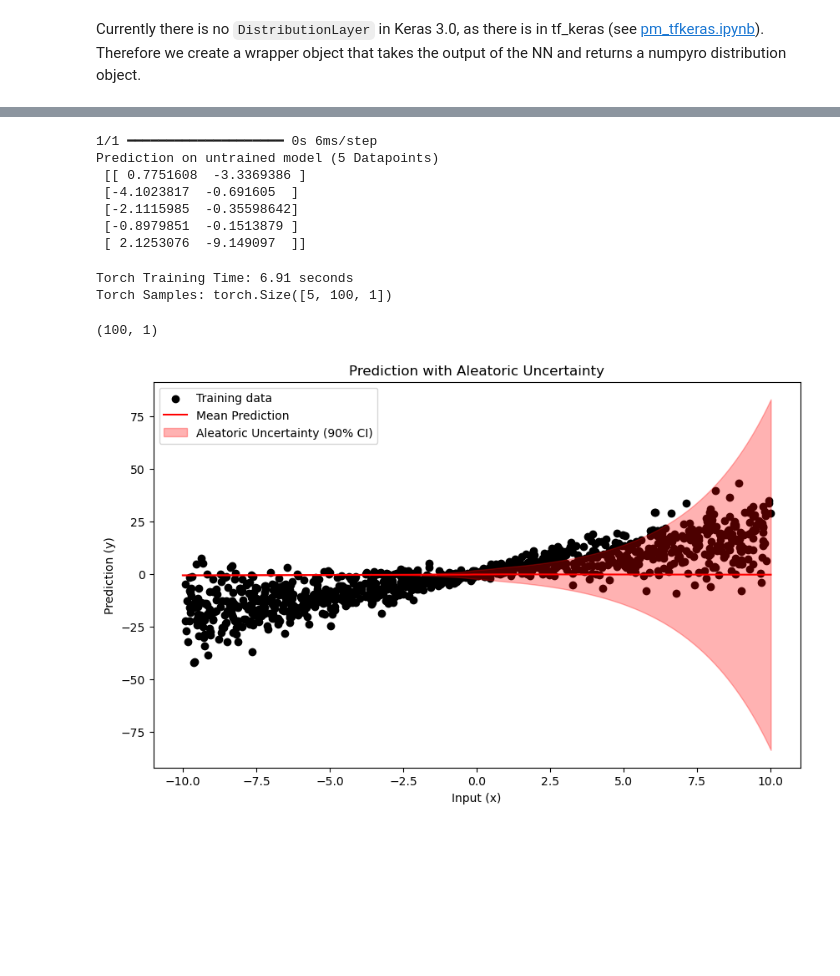
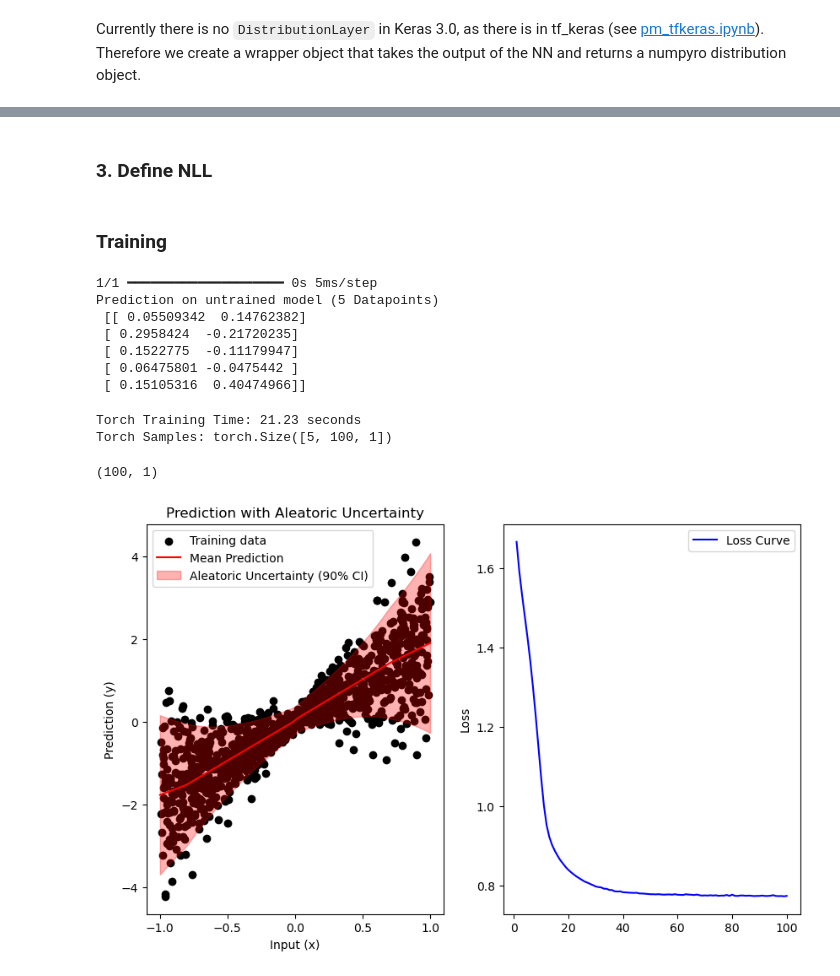
Before and after one commit to tensorchiefs/dlwbl_eth25, a Jupyter notebook: notebooks/01_hello_prob_dl.ipynb, the cells around one changed output, grey strips where cells are left out. Saved outputs shown, nothing was run; the diff lists cells and outputs as text; code cells hidden in the pictures; blank space fills up the shorter version.

```diff
--- a/notebooks/01_hello_prob_dl.ipynb
+++ b/notebooks/01_hello_prob_dl.ipynb
@@ -49 +61,3 @@ def output_to_gaussian_distribution(output):
     return Normal(loc=mean, scale=scale)
+# %% [markdown]
+### 3. Define NLL
@@ -50,29 +72,18 @@ def output_to_gaussian_distribution(output):
+# %% [markdown]
+### Training
 # %%
-# Define the model
-inputs = Input(shape=(1,))
-hidden = layers.Dense(10, activation="relu")(inputs)
-outputs = layers.Dense(2)(hidden)  # Outputs mean and log(variance)
-model = Model(inputs=inputs, outputs=outputs)
-
-# Custom Negative Log-Likelihood Loss
-def negative_log_likelihood(y_true, output):
-    dist = output_to_gaussian_distribution(output)
-    return -dist.log_prob(torch.tensor(y_true)).mean()
-
-# Compile the model
-model.compile(optimizer="adam", loss=negative_log_likelihood)
-
 print(F'Prediction on untrained model (5 Datapoints)\n {model.predict(x_train[0:5])}')
 
 # Train the model and measure timing
+epochs = 100
 start_time = time.time()
-model.fit(x_train, y_train, epochs=100, batch_size=32, verbose=0)
+hist = model.fit(x_train, y_train, epochs=epochs, batch_size=32, verbose=0)
 torch_training_time = time.time() - start_time
 
 print(f"Torch Training Time: {torch_training_time:.2f} seconds")
 
 # Predict the distribution
-x_test = np.linspace(-10, 10, 100).reshape(-1, 1)
+x_test = np.linspace(-1, 1, epochs).reshape(-1, 1)
 dist = output_to_gaussian_distribution(model(x_test))
 
 # Use the distribution
@@ -82,40 +93,53 @@ print("Torch Samples:", samples.shape)
 log_p = dist.log_prob(torch.tensor(0.1)).cpu().detach().numpy()
 log_p.shape
 # %% [output]
-1/1 ━━━━━━━━━━━━━━━━━━━━ 0s 6ms/step
+1/1 ━━━━━━━━━━━━━━━━━━━━ 0s 5ms/step
 Prediction on untrained model (5 Datapoints)
- [[ 0.7751608  -3.3369386 ]
- [-4.1023817  -0.691605  ]
- [-2.1115985  -0.35598642]
- [-0.8979851  -0.1513879 ]
- [ 2.1253076  -9.149097  ]]
+ [[ 0.05509342  0.14762382]
+ [ 0.2958424  -0.21720235]
+ [ 0.1522775  -0.11179947]
+ [ 0.06475801 -0.0475442 ]
+ [ 0.15105316  0.40474966]]
-Torch Training Time: 6.91 seconds
+Torch Training Time: 21.23 seconds
 Torch Samples: torch.Size([5, 100, 1])
 (100, 1)
 # %%
-# Berechne Quantile direkt aus der Verteilung
 # Compute 5% and 95% quantiles directly
 quantile_5 = dist.icdf(torch.tensor(0.05)).cpu().detach().numpy()
 quantile_95 = dist.icdf(torch.tensor(0.95)).cpu().detach().numpy()
 mean = dist.mean.cpu().detach().numpy().squeeze()
+
+# Extract loss values from the training history
+loss_values = hist.history['loss']
+epochs = range(1, len(loss_values) + 1)
+
 # Visualisierung
 import matplotlib.pyplot as plt
+# Create a figure with two subplots
+fig, (ax1, ax2) = plt.subplots(1, 2, figsize=(10, 6))
 
-plt.figure(figsize=(10, 6))
-plt.scatter(x_train, y_train, color="black", label="Training data")
-plt.plot(x_test, mean, color="red", label="Mean Prediction")
-plt.fill_between(
+
+# Plot the prediction with uncertainty
+ax1.scatter(x_train, y_train, color="black", label="Training data")
+ax1.plot(x_test, mean, color="red", label="Mean Prediction")
+ax1.fill_between(
     x_test.ravel(),
     quantile_5.squeeze(),  # 5%-Quantil
     quantile_95.squeeze(),  # 95%-Quantil
     color="red",
     alpha=0.3,
     label="Aleatoric Uncertainty (90% CI)"
 )
-plt.legend()
-plt.xlabel("Input (x)")
-plt.ylabel("Prediction (y)")
-plt.title("Prediction with Aleatoric Uncertainty")
+ax1.set_xlabel("Input (x)")
+ax1.set_ylabel("Prediction (y)")
+ax1.legend(loc="upper left")
+ax1.set_title("Prediction with Aleatoric Uncertainty")
+
+# Create a secondary y-axis for the loss curve
+ax2.plot(epochs, loss_values, color="blue", label="Loss Curve")
+ax2.set_ylabel("Loss")
+ax2.legend(loc="upper right")
+
 plt.show()
 # %% [output]
-[figure, old version]
+[figure, new version]
```
Also changed, not shown: parts of 7 cells of this notebook.
